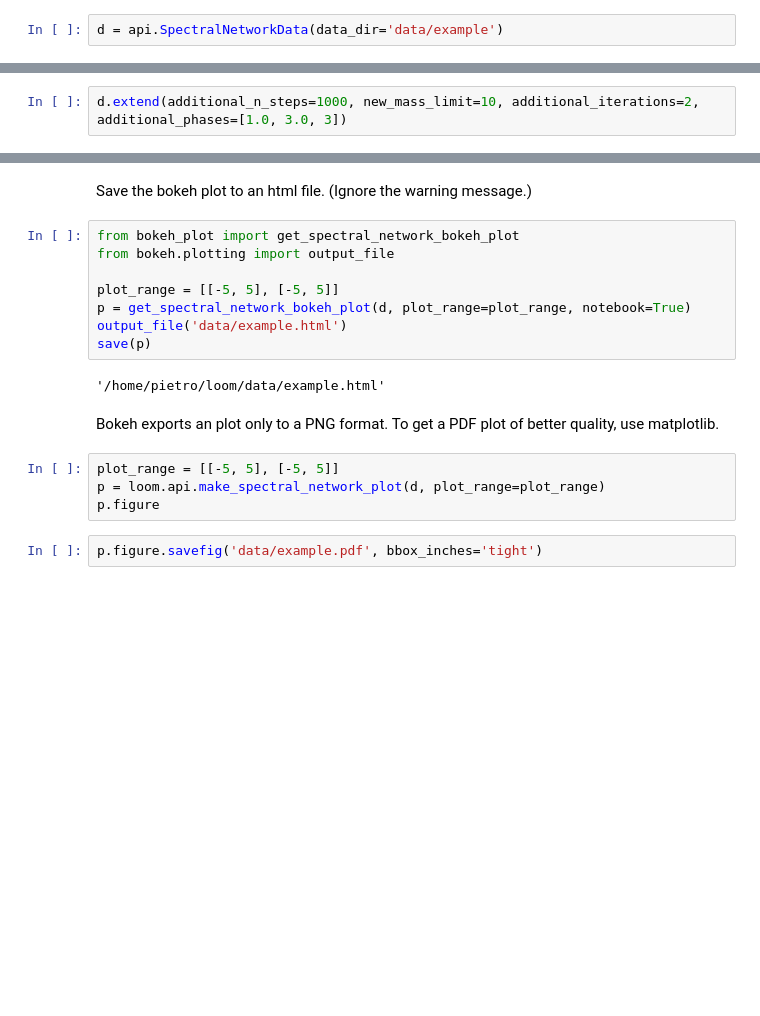
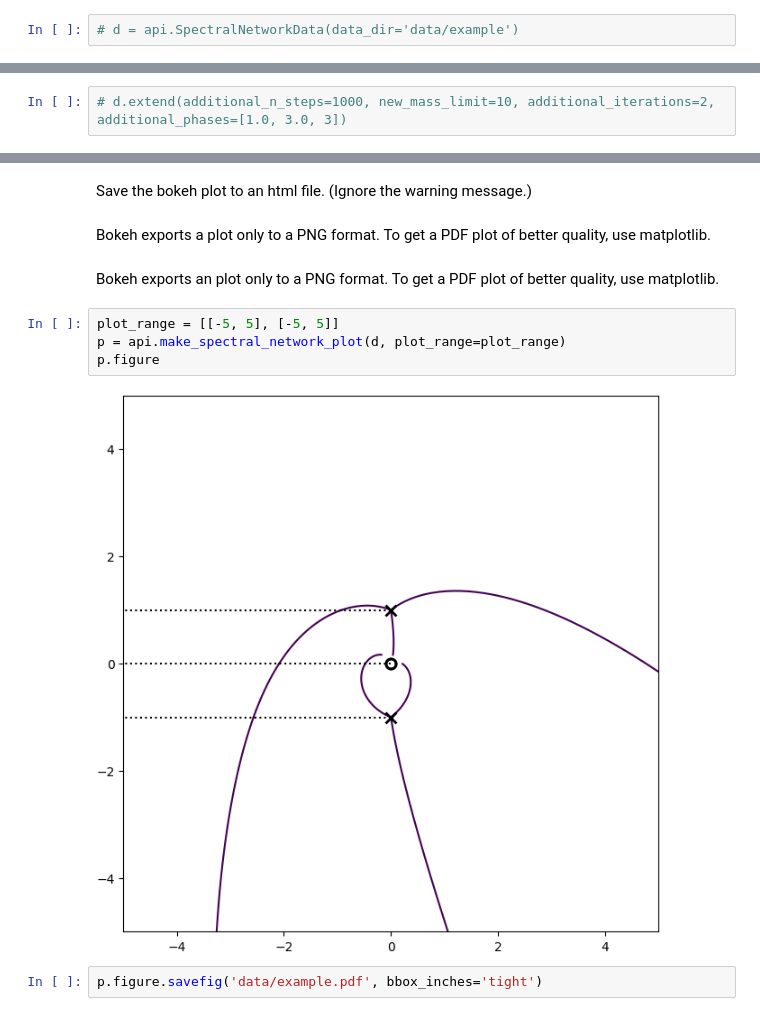
Before and after one commit to plonghi/loom-py3, a Jupyter notebook: how_to_run_loom.ipynb, the cells around one changed output, grey strips where cells are left out. Saved outputs shown, nothing was run; the diff lists cells and outputs as text; blank space fills up the shorter version.

Commit message:
more plotting bug-fixing

```diff
--- a/how_to_run_loom.ipynb
+++ b/how_to_run_loom.ipynb
@@ -116,10 +100,10 @@ d.save(data_dir='data/example')
 # %% [markdown]
 Load spectral networks from saved data.
 # %%
-d = api.SpectralNetworkData(data_dir='data/example')
+# d = api.SpectralNetworkData(data_dir='data/example')
 # %% [markdown]
 Extend spectral networks by additional steps, iterations, a new mass limit, or additional phases.
 # %%
-d.extend(additional_n_steps=1000, new_mass_limit=10, additional_iterations=2, additional_phases=[1.0, 3.0, 3])
+# d.extend(additional_n_steps=1000, new_mass_limit=10, additional_iterations=2, additional_phases=[1.0, 3.0, 3])
 # %% [markdown]
 Use the slider bar to change between spectral networks of different phases.
@@ -146,20 +114,14 @@ BokehUserWarning: ColumnDataSource's columns must be of the same length. Current
 # %% [markdown]
 Save the bokeh plot to an html file. (Ignore the warning message.)
-# %%
-from bokeh_plot import get_spectral_network_bokeh_plot
-from bokeh.plotting import output_file
-
-plot_range = [[-5, 5], [-5, 5]]
-p = get_spectral_network_bokeh_plot(d, plot_range=plot_range, notebook=True)
-output_file('data/example.html')
-save(p)
-# %% [output]
-'/home/pietro/loom/data/example.html'
+# %% [markdown]
+Bokeh exports a plot only to a PNG format. To get a PDF plot of better quality, use matplotlib.
 # %% [markdown]
 Bokeh exports an plot only to a PNG format. To get a PDF plot of better quality, use matplotlib.
 # %%
 plot_range = [[-5, 5], [-5, 5]]
-p = loom.api.make_spectral_network_plot(d, plot_range=plot_range)
+p = api.make_spectral_network_plot(d, plot_range=plot_range)
 p.figure
+# %% [output]
+[figure, added]
 # %%
 p.figure.savefig('data/example.pdf', bbox_inches='tight')
```
Also changed, not shown: parts of 4 cells of this notebook, 2 other files.
